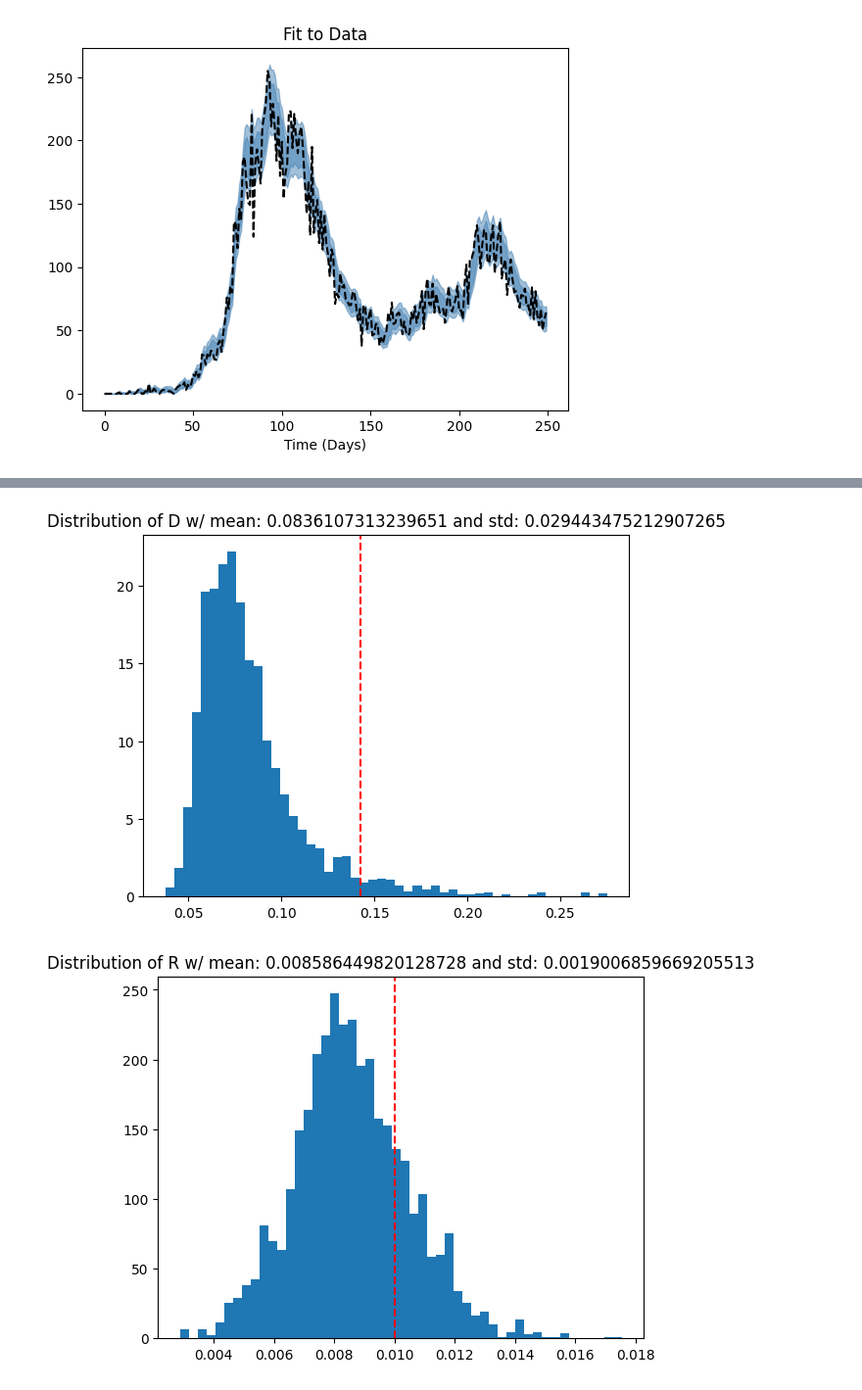
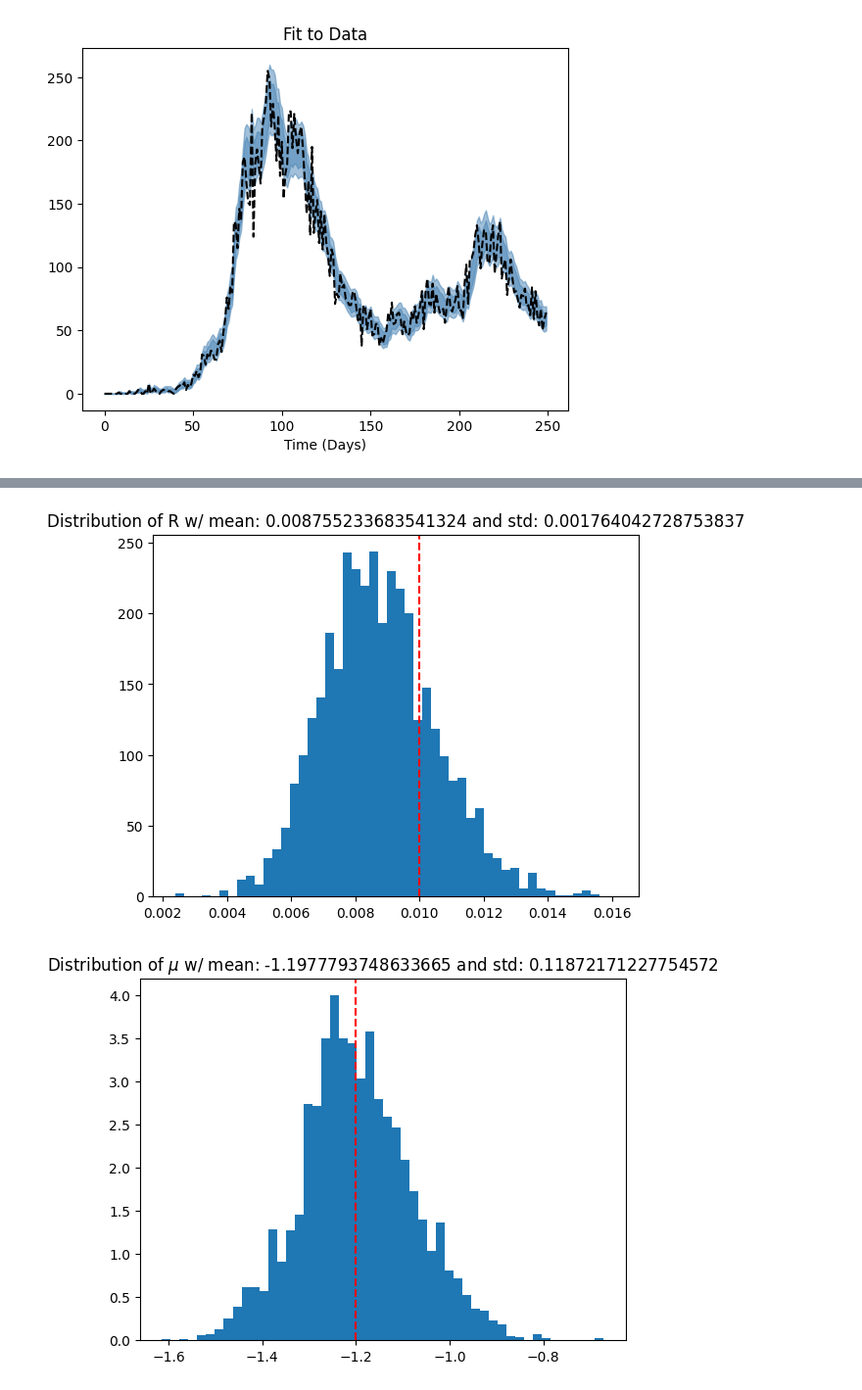
Before and after one commit to NAU-CCL/PMCMC, a Jupyter notebook: examples/PMCMC_sirh_OU.ipynb, the cells around one changed output, grey strips where cells are left out. Shown at 98% size. Saved outputs shown, nothing was run; the diff lists cells and outputs as text; code cells hidden in the pictures.

```diff
--- a/examples/PMCMC_sirh_OU.ipynb
+++ b/examples/PMCMC_sirh_OU.ipynb
@@ -89,6 +98,7 @@ dt = 0.1
 t_vec = np.arange(0,T,dt)
 
 def SIRH_init(num_particles, model_dim, rng):
+    '''This function is used to initialize the particles at time 0.'''
     particles_0 = np.zeros((num_particles,model_dim))
     particles_0[:,0] = 1_000_000
     I_init = rng.integers(50,200,size = (num_particles))
@@ -111,7 +121,7 @@ from time import perf_counter
 
 t = perf_counter()
 output = particlefilter(data = data,
-        model_params= (hosp,gamma,1/R,mean_ou,sig),
+        model_params= (hosp,1/R,mean_ou,sig),
         pf_params = pf_params,
         rng = rng,
         req_jit=True
@@ -160,19 +170,18 @@ Root Mean Squared Error for the Data 63.08757759952617
 pmcmc_rng = np.random.default_rng(10)
 
 def sirh_prior(theta):
-    return uniform_logpdf(theta[0],min_val= 0.,max_val= 1.) + \
-    beta_logpdf(theta[1],alpha= 1.,beta= 1.) + \
-    uniform_logpdf(theta[2],min_val = 1/1000.,max_val = 1/5.) + \
-    norm_logpmf(theta[3],mu = -0.8,sig = 0.4) + \
-    beta_logpdf(theta[4],alpha = 1.,beta = 1.)
+    return uniform_logpdf(theta[0],min_val= 0.,max_val= 0.3) + \
+    uniform_logpdf(theta[1],min_val = 1/1000.,max_val = 1/5.) + \
+    norm_logpmf(theta[2],mu = -0.8,sig = 0.4) + \
+    beta_logpdf(theta[3],alpha = 1.,beta = 1.)
 
 
 '''estimated params hosp,D,R,mean_ou,sig'''
 
 pmcmc_params = {'iterations':10_000,
-                'init_params':np.array([0.1,0.1,0.1,-1.,0.01]),
+                'init_params':np.array([0.1,0.1,-1.,0.01]),
                 'prior':sirh_prior,
-                'init_cov':  np.diag([0.001,0.001,0.001,0.001,0.001]),
+                'init_cov':  np.diag([0.001,0.001,0.001,0.001]),
                 'burn_in':1_000}
 
 pf_params = {'num_particles':1000,
@@ -215,5 +223,5 @@ SystemError: CPUDispatcher(<function filter_internal at 0x...>) returned a resul
 # %%
-burn_in = 10_000
+burn_in = 1_000
 
 MLE = np.argmax(pmcmc_output['Log Likelihood'])
 
@@ -236,23 +244,18 @@ plt.hist(pmcmc_output['accepted_params'][0,burn_in:],density=True,bins = 50)
 plt.axvline(x=hosp, color='r', linestyle='--')
 plt.show()
 
-plt.title(f"Distribution of D w/ mean: {np.mean((pmcmc_output['accepted_params'][1,burn_in:]))} and std: {np.std((pmcmc_output['accepted_params'][1,burn_in:]))}")
+plt.title(f"Distribution of R w/ mean: {np.mean((pmcmc_output['accepted_params'][1,burn_in:]))} and std: {np.std((pmcmc_output['accepted_params'][1,burn_in:]))}")
 plt.hist((pmcmc_output['accepted_params'][1,burn_in:]),density=True,bins = 50)
-plt.axvline(x=D, color='r', linestyle='--')
-plt.show()
-
-plt.title(f"Distribution of R w/ mean: {np.mean((pmcmc_output['accepted_params'][2,burn_in:]))} and std: {np.std((pmcmc_output['accepted_params'][2,burn_in:]))}")
-plt.hist((pmcmc_output['accepted_params'][2,burn_in:]),density=True,bins = 50)
 plt.axvline(x=1/R, color='r', linestyle='--')
 plt.show()
 
-plt.title(f"Distribution of $\\mu$ w/ mean: {np.mean((pmcmc_output['accepted_params'][3,burn_in:]))} and std: {np.std((pmcmc_output['accepted_params'][3,burn_in:]))}")
-plt.hist((pmcmc_output['accepted_params'][3,burn_in:]),density=True,bins = 50)
+plt.title(f"Distribution of $\\mu$ w/ mean: {np.mean((pmcmc_output['accepted_params'][2,burn_in:]))} and std: {np.std((pmcmc_output['accepted_params'][2,burn_in:]))}")
+plt.hist((pmcmc_output['accepted_params'][2,burn_in:]),density=True,bins = 50)
 plt.axvline(x=mean_ou, color='r', linestyle='--')
 plt.show()
 
-plt.title(f"Distribution of $\\sigma$ w/ mean: {np.mean((pmcmc_output['accepted_params'][4,burn_in:]))} and std: {np.std((pmcmc_output['accepted_params'][4,burn_in:]))}")
-plt.hist((pmcmc_output['accepted_params'][4,burn_in:]),density=True,bins = 50)
+plt.title(f"Distribution of $\\sigma$ w/ mean: {np.mean((pmcmc_output['accepted_params'][3,burn_in:]))} and std: {np.std((pmcmc_output['accepted_params'][3,burn_in:]))}")
+plt.hist((pmcmc_output['accepted_params'][3,burn_in:]),density=True,bins = 50)
 plt.axvline(x=sig, color='r', linestyle='--')
 plt.show()
 # %% [output]
@@ -260,2 +263,2 @@ plt.show()
-[figure, old version]
+[figure, new version]
-[figure, old version]
+[figure, new version]
```
Also changed, not shown: parts of 8 cells of this notebook, 5 other files.
